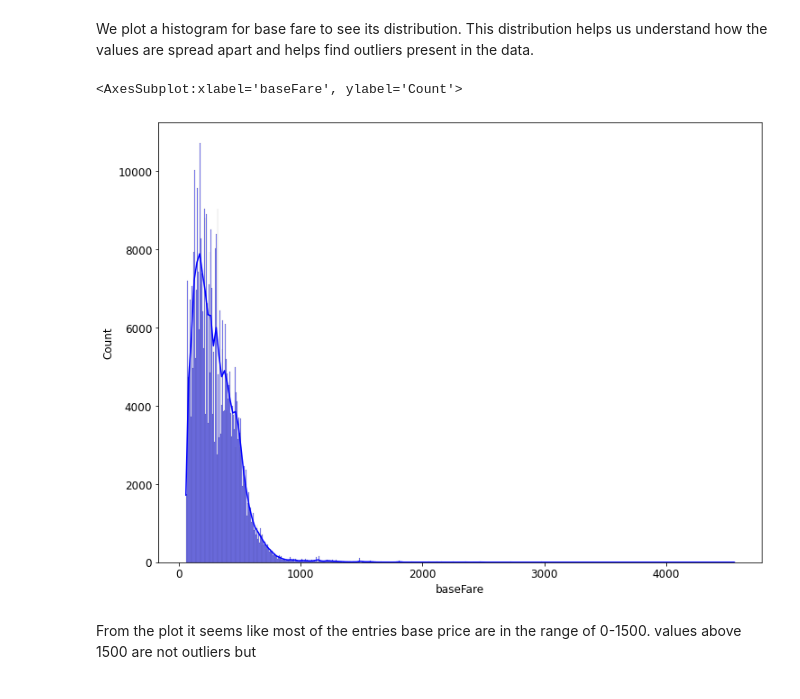
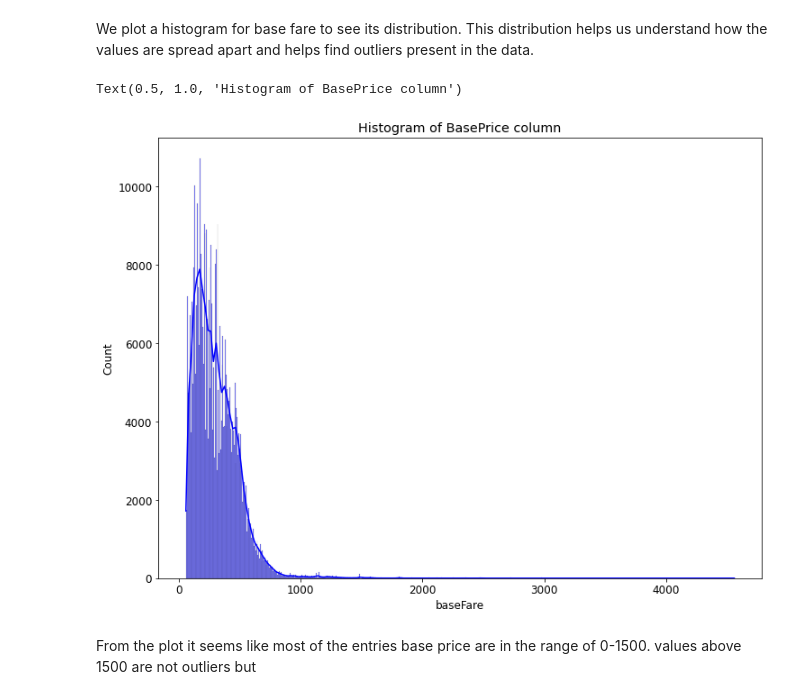
Before and after one commit to ChrisAlex2104/Data-and-Network-project, a Jupyter notebook: Final Project Notebook_v1.ipynb, the cells around one changed output. Saved outputs shown, nothing was run; the diff lists cells and outputs as text; code cells hidden in the pictures.

```diff
--- a/Final Project Notebook_v1.ipynb
+++ b/Final Project Notebook_v1.ipynb
@@ -307,9 +307,10 @@ for i in columnsWithSegments:
 We plot a histogram for base fare to see its distribution. This distribution helps us understand how the values are spread apart and helps find outliers present in the data.
 # %%
 sns.histplot(data['baseFare'],color="blue",kde=True,label='baseFare')
+plt.title("Histogram of BasePrice column")
 # %% [output]
-<AxesSubplot:xlabel='baseFare', ylabel='Count'>
+Text(0.5, 1.0, 'Histogram of BasePrice column')
-[figure, old version]
+[figure, new version]
 # %% [markdown]
 From the plot it seems like most of the entries base price are in the range of 0-1500. values above 1500 are not outliers but
 # %% [markdown]
```
Also changed, not shown: parts of 22 cells of this notebook.
